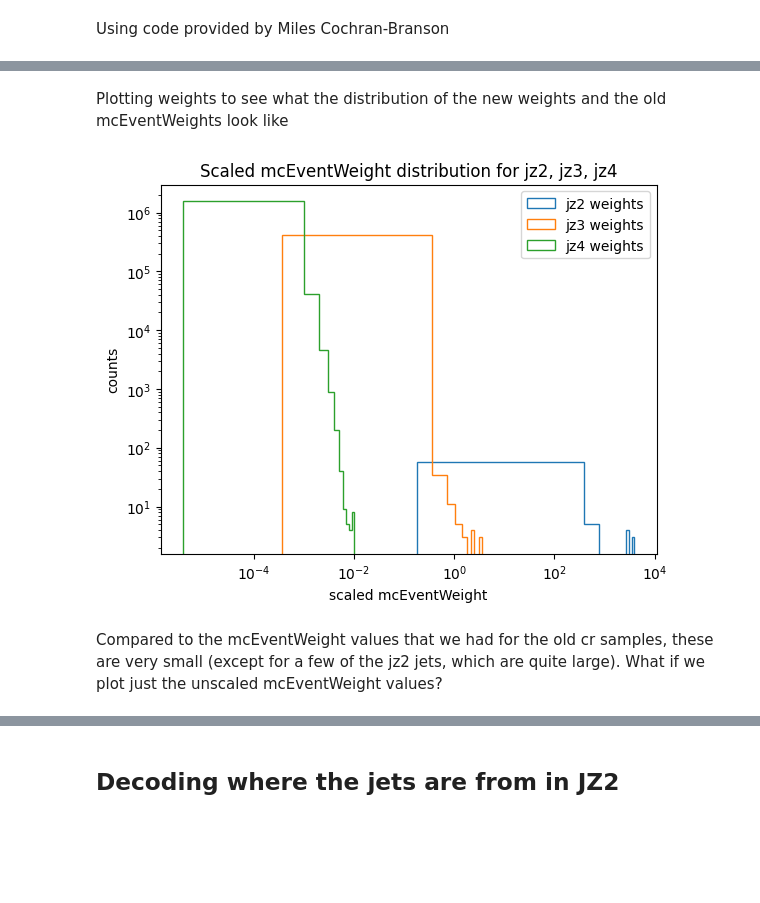
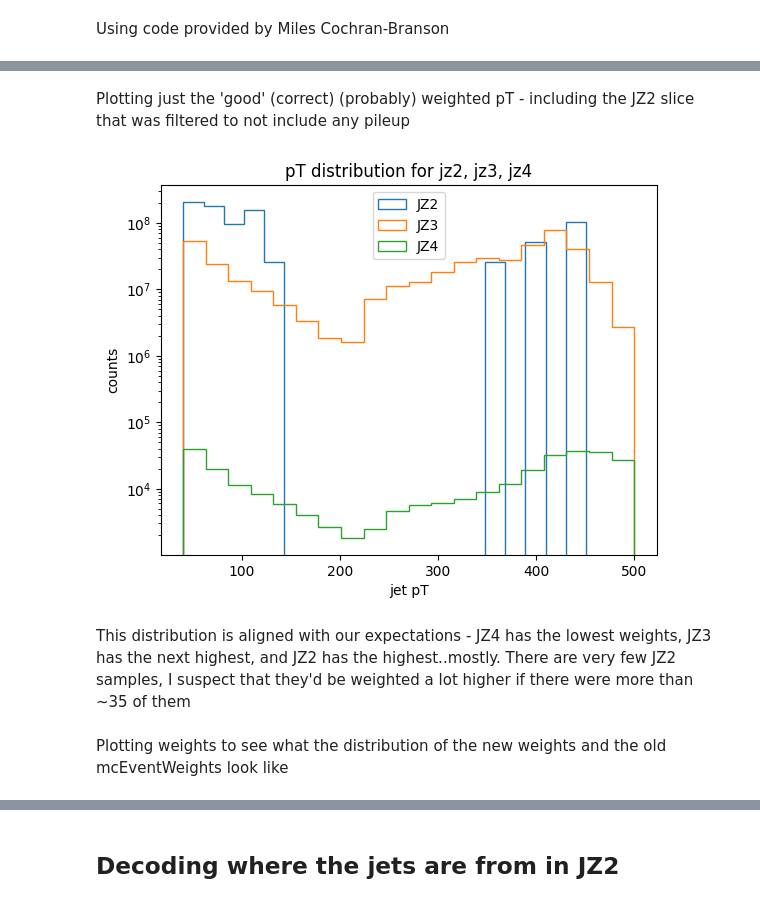
Before and after one commit to gordonwatts/sx_training_fetch, a Jupyter notebook: notebooks/008 - CR_region.ipynb, the cells around one changed output, grey strips where cells are left out. Drawn from its saved outputs; the diff is of its cells as text; code cells hidden in the pictures; blank space fills up the shorter version.

```diff
--- a/notebooks/008 - CR_region.ipynb
+++ b/notebooks/008 - CR_region.ipynb
@@ -23,7 +44,6 @@ dfjz3 = ak.concatenate([ak.from_parquet("../jz3_training_000.parquet"), ak.from_
 # %%
-dfjz4 = ak.concatenate([
-    ak.from_parquet("/data/agolub/bulk_processed_files/cr/mc23_13p6TeV.801169.Py8EG_A14NNPDF23LO_jj_JZ4.deriv.DAOD_LLP1.e8514_s4159_r15224_p7077_000.parquet"),
-    ak.from_parquet("/data/agolub/bulk_processed_files/cr/mc23_13p6TeV.801169.Py8EG_A14NNPDF23LO_jj_JZ4.deriv.DAOD_LLP1.e8514_s4159_r15224_p7077_001.parquet"),
-    ak.from_parquet("/data/agolub/bulk_processed_files/cr/mc23_13p6TeV.801169.Py8EG_A14NNPDF23LO_jj_JZ4.deriv.DAOD_LLP1.e8514_s4159_r15224_p7077_002.parquet"),
-    ak.from_parquet("/data/agolub/bulk_processed_files/cr/mc23_13p6TeV.801169.Py8EG_A14NNPDF23LO_jj_JZ4.deriv.DAOD_LLP1.e8514_s4159_r15224_p7077_003.parquet")
+jz4 = ak.concatenate([
+    ak.from_parquet("/data/agolub/bulk_processed_files/cr/jz4_newreweighted_000.parquet"),
+    ak.from_parquet("/data/agolub/bulk_processed_files/cr/jz4_newreweighted_001.parquet"),
+    ak.from_parquet("/data/agolub/bulk_processed_files/cr/jz4_newreweighted_002.parquet"),
 ])
@@ -131,17 +176,19 @@ comb_weights = ak.concatenate([jz2_weights, jz3_weights, jz4_weights])
+# %% [markdown]
+Plotting just the 'good' (correct) (probably) weighted pT - including the JZ2 slice that was filtered to not include any pileup
+# %%
+plt.hist(no_pu_jz2.pt, histtype='step', bins=20, label="JZ2", weights=no_pu_jz2.rescaled_mcEventWeight)
+plt.hist(jz3.pt, histtype='step', bins = 20, label = "JZ3", weights = jz3.rescaled_mcEventWeight)
+plt.hist(jz4.pt, histtype='step', bins = 20, label = "JZ4", weights = jz4.rescaled_mcEventWeight)
+
+plt.xlabel("jet pT")
+plt.ylabel("counts")
+plt.yscale("log")
+plt.legend()
+plt.title("pT distribution for jz2, jz3, jz4")
+plt.show()
+# %% [output]
+[figure, added]
+# %% [markdown]
+This distribution is aligned with our expectations - JZ4 has the lowest weights, JZ3 has the next highest, and JZ2 has the highest..mostly. There are very few JZ2 samples, I suspect that they'd be weighted a lot higher if there were more than ~35 of them
 # %% [markdown]
 Plotting weights to see what the distribution of the new weights and the old mcEventWeights look like
-# %%
-plt.hist(jz2_weights, histtype='step', bins=10, label="jz2 weights")
-plt.hist(jz3_weights, histtype='step', bins=10, label="jz3 weights")
-plt.hist(jz4_weights, histtype='step', bins=10, label="jz4 weights")
-plt.xlabel("scaled mcEventWeight")
-plt.ylabel("counts")
-plt.xscale("log")
-plt.yscale("log")
-plt.legend()
-plt.title("Scaled mcEventWeight distribution for jz2, jz3, jz4")
-plt.show()
-# %% [output]
-[figure, removed]
-# %% [markdown]
-Compared to the mcEventWeight values that we had for the old cr samples, these are very small (except for a few of the jz2 jets, which are quite large). What if we plot just the unscaled mcEventWeight values?
```
Also changed, not shown: parts of 80 cells of this notebook, 2 other files.
